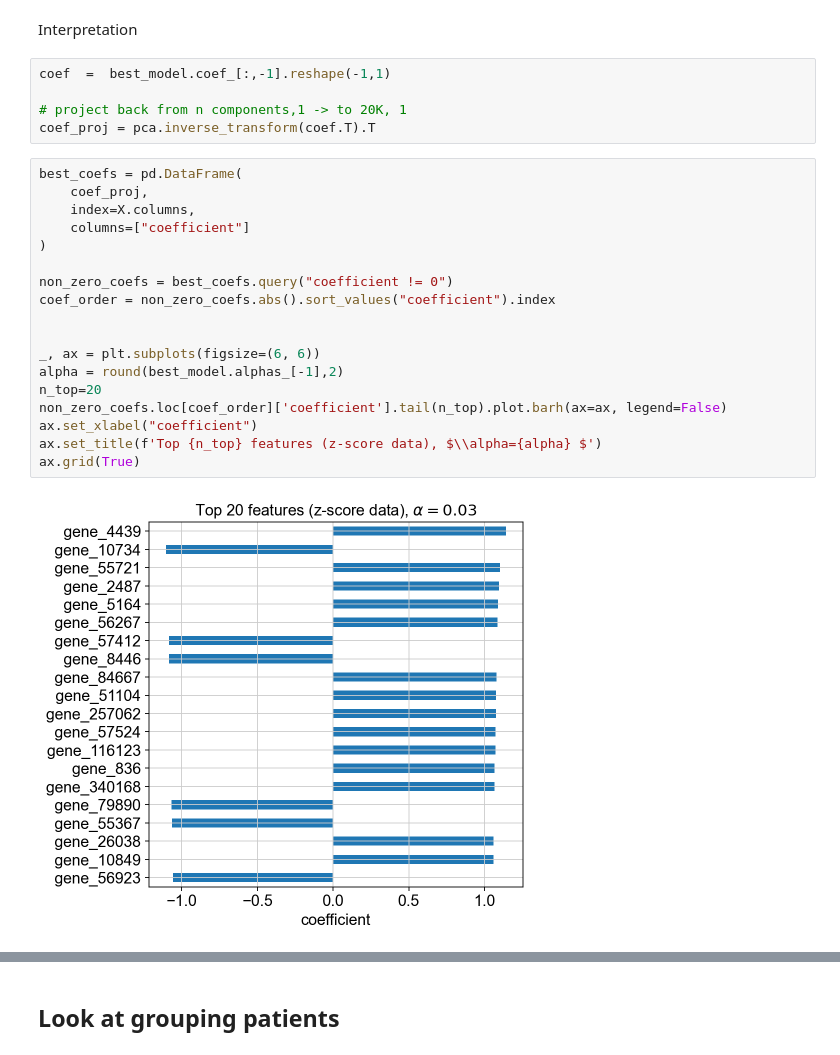
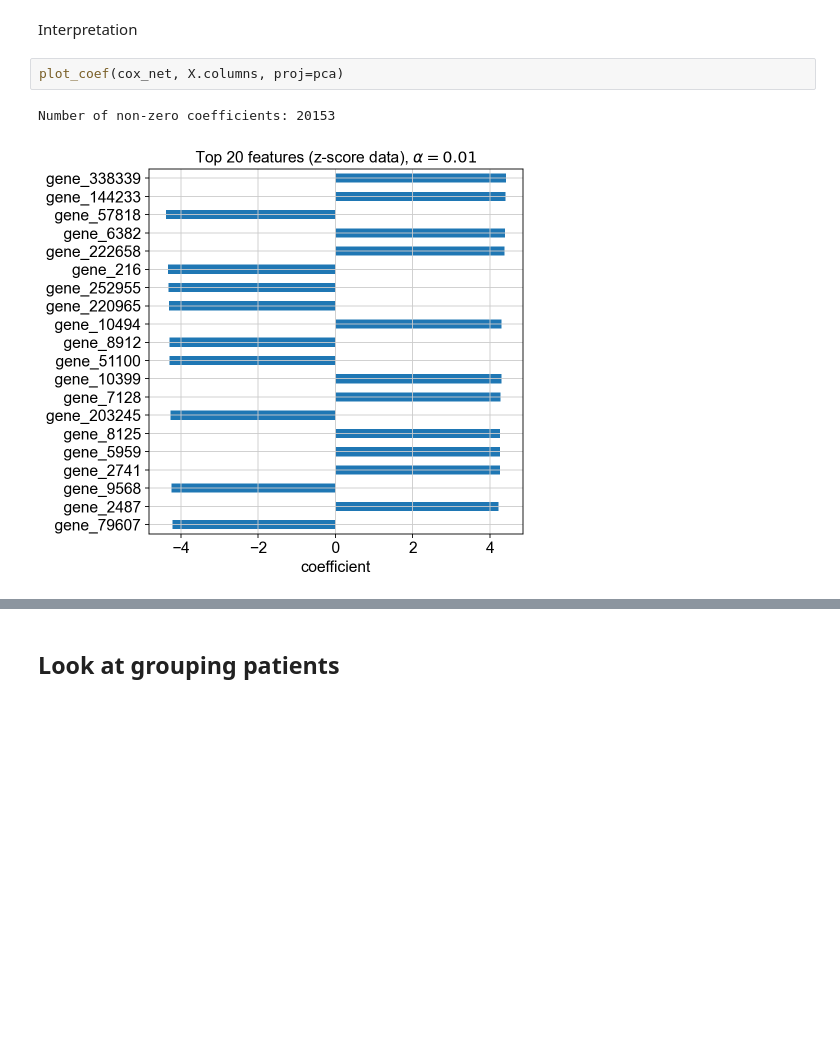
Before and after one commit to qmss5052/msk-2023, a Jupyter notebook: Survival analysis_zscores.ipynb, the cells around one changed output, grey strips where cells are left out. Drawn from its saved outputs; the diff is of its cells as text; blank space fills up the shorter version.

```diff
--- a/Survival analysis_zscores.ipynb
+++ b/Survival analysis_zscores.ipynb
@@ -544,30 +538,10 @@ No artists with labels found to put in legend.  Note that artists whose label st
 # %% [markdown]
  Interpretation
-# %%
-coef  =  best_model.coef_[:,-1].reshape(-1,1)
-
-# project back from n components,1 -> to 20K, 1
-coef_proj = pca.inverse_transform(coef.T).T
-# %%
-best_coefs = pd.DataFrame(
-    coef_proj,
-    index=X.columns,
-    columns=["coefficient"]
-)
-
-non_zero_coefs = best_coefs.query("coefficient != 0")
-coef_order = non_zero_coefs.abs().sort_values("coefficient").index
-
-
-_, ax = plt.subplots(figsize=(6, 6))
-alpha = round(best_model.alphas_[-1],2)
-n_top=20
-non_zero_coefs.loc[coef_order]['coefficient'].tail(n_top).plot.barh(ax=ax, legend=False)
-ax.set_xlabel("coefficient")
-ax.set_title(f'Top {n_top} features (z-score data), $\\alpha={alpha} $')
-ax.grid(True)
-# %% [output]
-[figure, removed]
+# %%
+plot_coef(cox_net, X.columns, proj=pca)
+# %% [output]
+Number of non-zero coefficients: 20153
+[figure, added]
 # %% [markdown]
 **Results are very different from non PCA Data!!**
 
```
Also changed, not shown: parts of 21 cells of this notebook.
